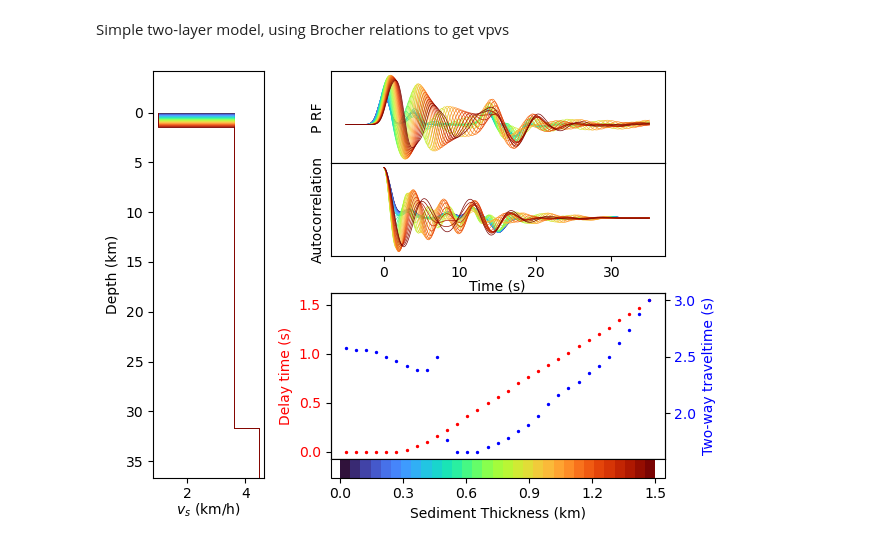
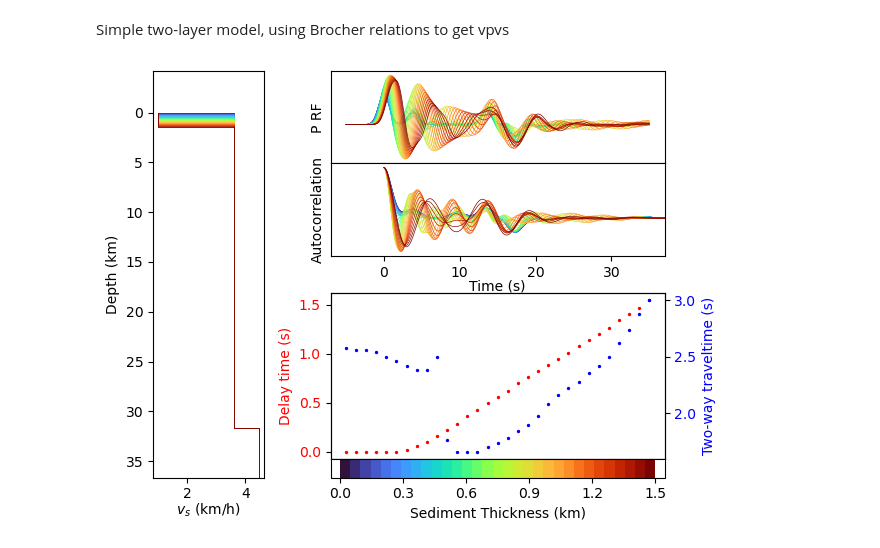
Before and after one commit to auggiemarignier/AusSedThick, a Jupyter notebook: aussedthickrf/forward_modelling.ipynb, the cells around one changed output. Drawn from its saved outputs; the diff is of its cells as text; code cells hidden in the pictures.

Commit message:
fix autocorrelation x axis

```diff
--- a/aussedthickrf/forward_modelling.ipynb
+++ b/aussedthickrf/forward_modelling.ipynb
@@ -224,7 +224,7 @@ stop = 35
 duration = stop - start
 sampling_rate = 50  # Hz
 x = np.linspace(start, stop, duration * sampling_rate) # axis for the rf
-t = np.linspace(0, stop, x.size) # axis for the autocorrelation
+t = x - start # axis for the autocorrelation
 delays = []
 travel_times = []
 thickest = 1.5
@@ -240,31 +240,31 @@ for i, sed_thick in enumerate(sed_thicks):
 
     _z, _vs = layers_to_points(h, vs)
     model_ax.plot(_vs, _z, c=cmap[i], linewidth=0.5)
     rf_ax.plot(x, rfdata, c=cmap[i], linewidth=0.5)
     auto_ax.plot(t, autocorrelation, c=cmap[i], linewidth=0.5)
 
     delays.append(get_tpsb(rfdata, x))
     travel_times.append(get_two_way_traveltime(rfdata, sampling_rate))
 
 delay_ax.scatter(sed_thicks, delays, s=2, c=delay_colour)
 tt_ax.scatter(sed_thicks, travel_times, s=2, c=tt_colour)
 model_ax.set_ylim(bottom=moho + 5)
 auto_ax.set_xlim(rf_ax.get_xlim())
 
 cmap = LinearSegmentedColormap.from_list("cmap", cmap, N=sed_thicks.size)
 cbar = fig.colorbar(
     cm.ScalarMappable(norm=Normalize(0, thickest), cmap=cmap),
     cax=cbar_ax,
     orientation="horizontal",
     label="Sediment Thickness (km)",
     pad=0,
     shrink=0.95
 )
 cbar_ax.set_xticks(np.arange(0, thickest+0.3, step=0.3))
 _xmn, _xmx = delay_ax.get_xlim()
 cbar_ax.set_xlim([_xmn + 0.03, _xmx - 0.03])
 cbar_ax.spines[["bottom", "left", "right"]].set_visible(False)
 
 plt.show()
 # %% [output]
-[figure, old version]
+[figure, new version]
```
